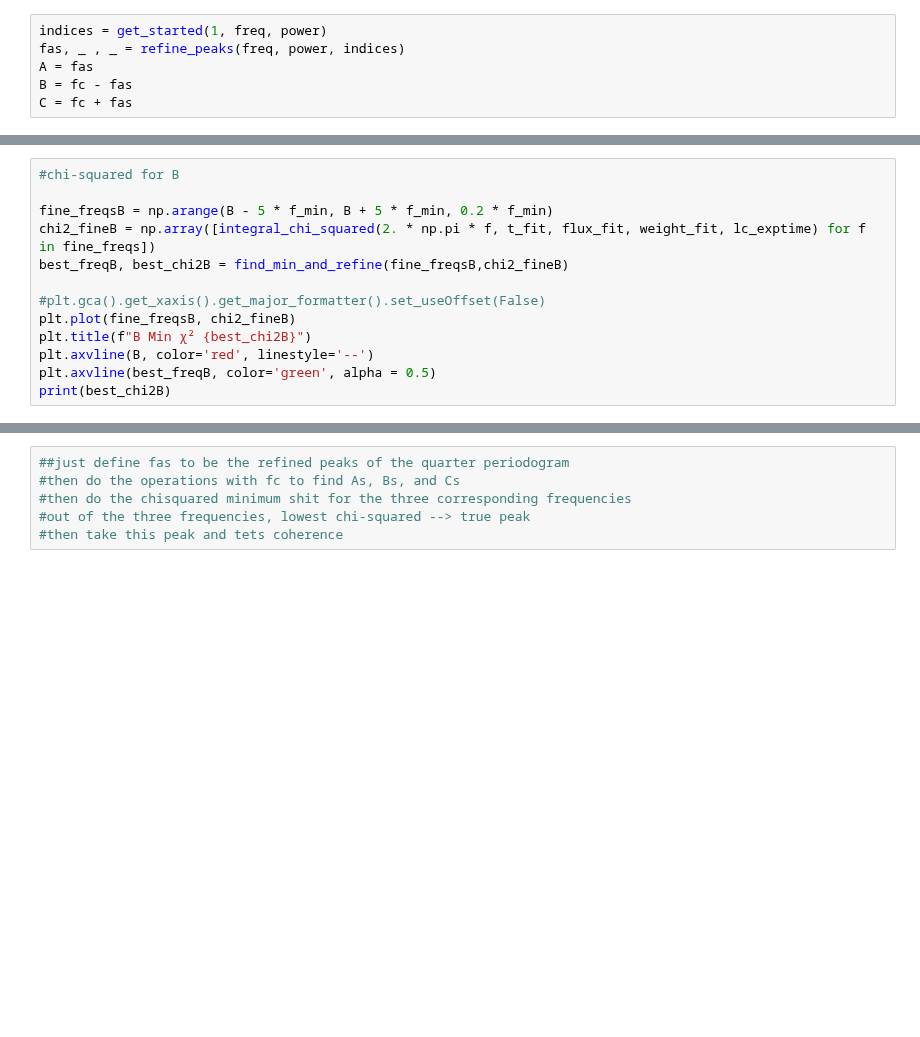
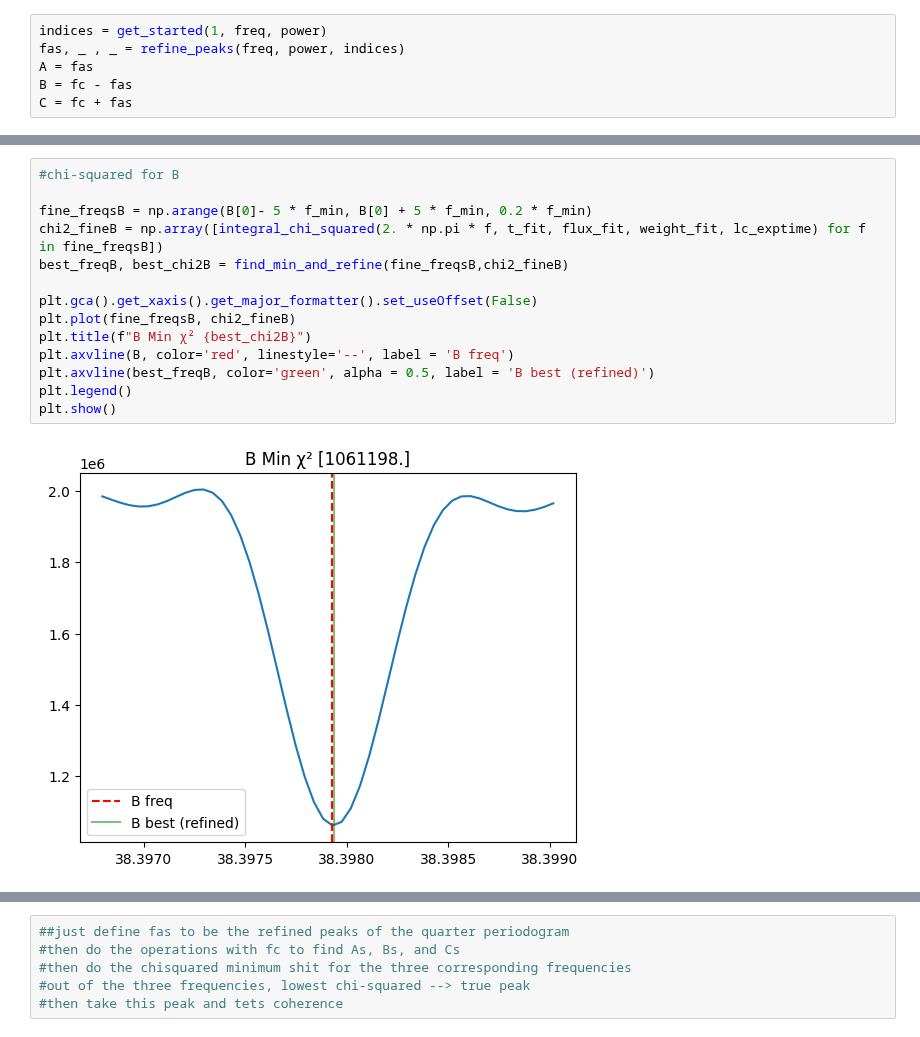
Before and after one commit to Hoggnation/cataloging_coherent_oscillators, a Jupyter notebook: chi-square_minimum_of_3freqs.ipynb, the cells around one changed output, grey strips where cells are left out. Saved outputs shown, nothing was run; the diff lists cells and outputs as text; blank space fills up the shorter version.

```diff
--- a/chi-square_minimum_of_3freqs.ipynb
+++ b/chi-square_minimum_of_3freqs.ipynb
@@ -301,16 +307,19 @@ print(best_chi2A)
 # %%
 #chi-squared for B
 
-fine_freqsB = np.arange(B - 5 * f_min, B + 5 * f_min, 0.2 * f_min)
-chi2_fineB = np.array([integral_chi_squared(2. * np.pi * f, t_fit, flux_fit, weight_fit, lc_exptime) for f in fine_freqs])
+fine_freqsB = np.arange(B[0]- 5 * f_min, B[0] + 5 * f_min, 0.2 * f_min)
+chi2_fineB = np.array([integral_chi_squared(2. * np.pi * f, t_fit, flux_fit, weight_fit, lc_exptime) for f in fine_freqsB])
 best_freqB, best_chi2B = find_min_and_refine(fine_freqsB,chi2_fineB)
 
-#plt.gca().get_xaxis().get_major_formatter().set_useOffset(False)
+plt.gca().get_xaxis().get_major_formatter().set_useOffset(False)
 plt.plot(fine_freqsB, chi2_fineB)
 plt.title(f"B Min χ² {best_chi2B}")
-plt.axvline(B, color='red', linestyle='--')
-plt.axvline(best_freqB, color='green', alpha = 0.5)
-print(best_chi2B)
+plt.axvline(B, color='red', linestyle='--', label = 'B freq')
+plt.axvline(best_freqB, color='green', alpha = 0.5, label = 'B best (refined)')
+plt.legend()
+plt.show()
+# %% [output]
+[figure, added]
 # %%
 #chi-squared for C
 
```
Also changed, not shown: parts of 3 cells of this notebook.
